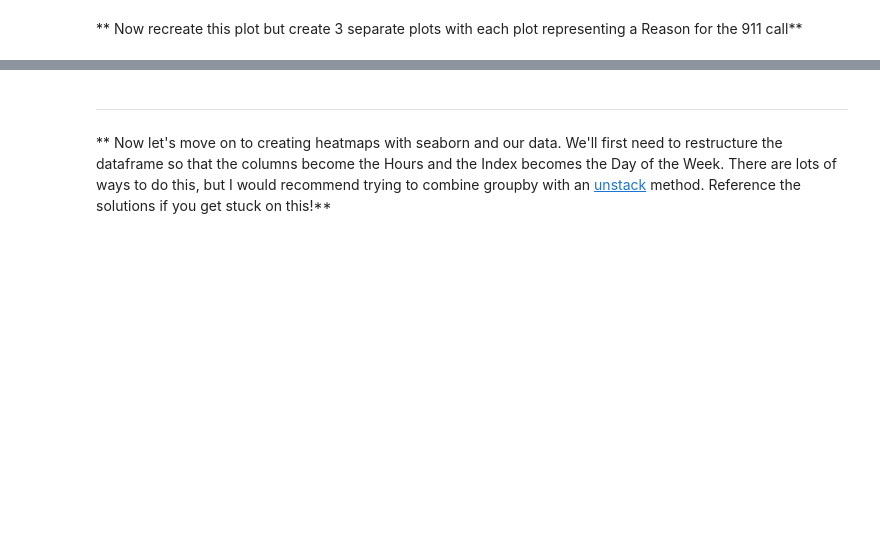
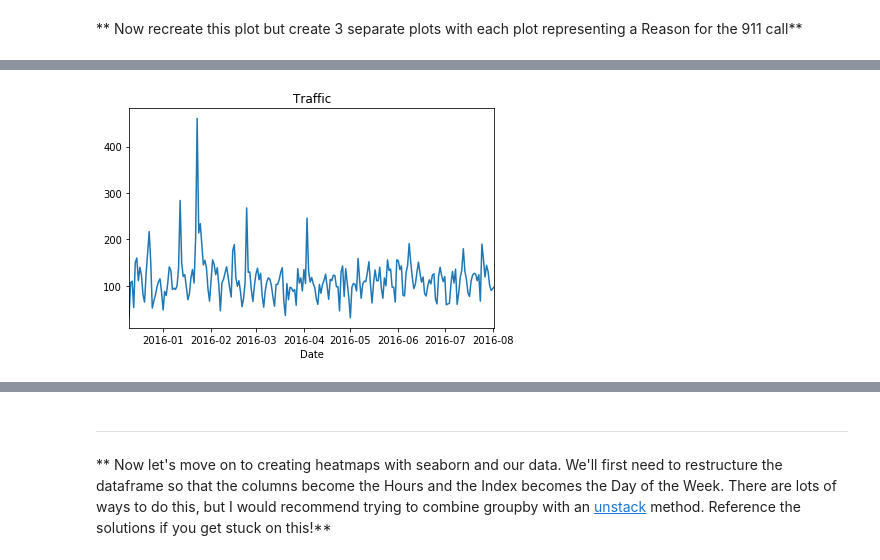
Before and after one commit to anbubsc2k14/Capstone-Project, a Jupyter notebook: 01_911_Calls_Data_Capstone_Project.ipynb, the cells around one changed output, grey strips where cells are left out. Drawn from its saved outputs; the diff is of its cells as text; code cells hidden in the pictures; blank space fills up the shorter version.

```diff
--- a/01_911_Calls_Data_Capstone_Project.ipynb
+++ b/01_911_Calls_Data_Capstone_Project.ipynb
@@ -269,0 +273,6 @@ sns.lmplot(x='Month',y='twp',data=byMonth.reset_index())
+# %%
+df[df['Reason']=='Traffic'].groupby('Date').count()['twp'].plot()
+plt.title('Traffic')
+plt.tight_layout()
+# %% [output]
+[figure, added]
```
Also changed, not shown: parts of 34 cells of this notebook.
